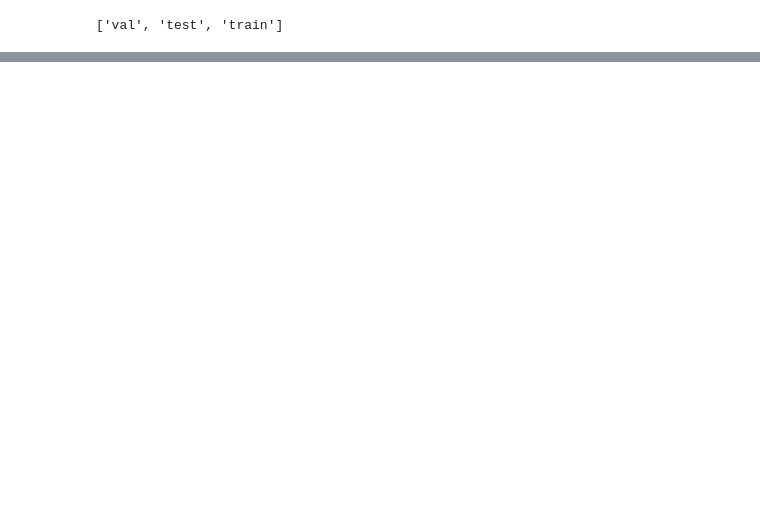
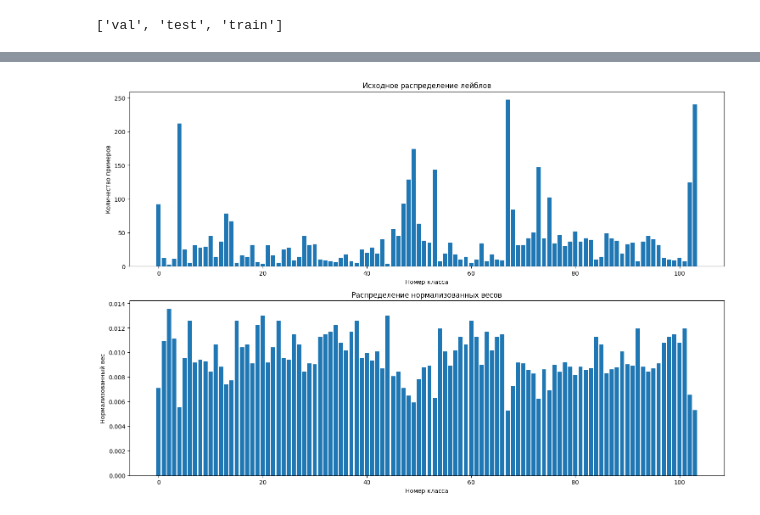
Before and after one commit to alexmak123/kaggle-CV-best11, a Jupyter notebook: flowers_tpu/advanced_with_libs.ipynb, the cells around one changed output, grey strips where cells are left out. Cells and saved outputs as stored; diff of their text form; code cells hidden in the pictures; blank space fills up the shorter version.

Commit message:
[new features + tuned hyperparams] CLEw + rocauc + sampler + new augs + statistics

```diff
--- a/flowers_tpu/advanced_with_libs.ipynb
+++ b/flowers_tpu/advanced_with_libs.ipynb
@@ -163,7 +175,7 @@ class CustomDataset(Dataset):
 # %%
 path = "/kaggle/input/flower-classification-with-tpus/tfrecords-jpeg-224x224"
 mode = "train"
-batch_size = 512
+batch_size = 4096
 
 custom_dataset = CustomDataset(file_paths=get_recursive_paths(path, mode), mode=mode)
 dataloader = DataLoader(custom_dataset, batch_size=batch_size, shuffle=True, num_workers=4)
@@ -211,0 +224,20 @@ Image label: 19
+# %%
+from collections import Counter
+
+import numpy as np
+
+
+class_counts = dict(Counter(lbls_tensor.numpy().astype(int)))
+total_samples = sum(class_counts.values())
+
+class_frequencies = {cls: count / total_samples for cls, count in class_counts.items()}
+smoothed_weights = {cls: np.log(1 / freq) for cls, freq in class_frequencies.items()}
+
+sum_smoothed = sum(smoothed_weights.values())
+normalized_weights = {cls: weight / sum_smoothed for cls, weight in smoothed_weights.items()}
+
+CE_weights = np.array([normalized_weights[i] for i in range(max(class_counts.keys()) + 1)])
+
+print("Нормализованные веса для weighted cross entropy:")
+print(CE_weights)
+print(sum(CE_weights))
@@ -212,3 +265,26 @@ Image label: 19
+# %%
+sorted_classes = sorted(class_counts.keys())
+sorted_counts = [class_counts[cls] for cls in sorted_classes]
+sorted_weights = [normalized_weights[cls] for cls in sorted_classes]
+
+plt.figure(figsize=(15, 10))
+
+plt.subplot(2, 1, 1)
+plt.bar(sorted_classes, sorted_counts)
+plt.title("Исходное распределение лейблов")
+plt.xlabel("Номер класса")
+plt.ylabel("Количество примеров")
+
+plt.subplot(2, 1, 2)
+plt.bar(sorted_classes, sorted_weights)
+plt.title("Распределение нормализованных весов")
+plt.xlabel("Номер класса")
+plt.ylabel("Нормализованный вес")
+
+plt.tight_layout()
+plt.show()
+# %% [output]
+[figure, added]
 # %%
 !pip install wandb
 !pip install lightning
```
Also changed, not shown: parts of 8 cells of this notebook.
